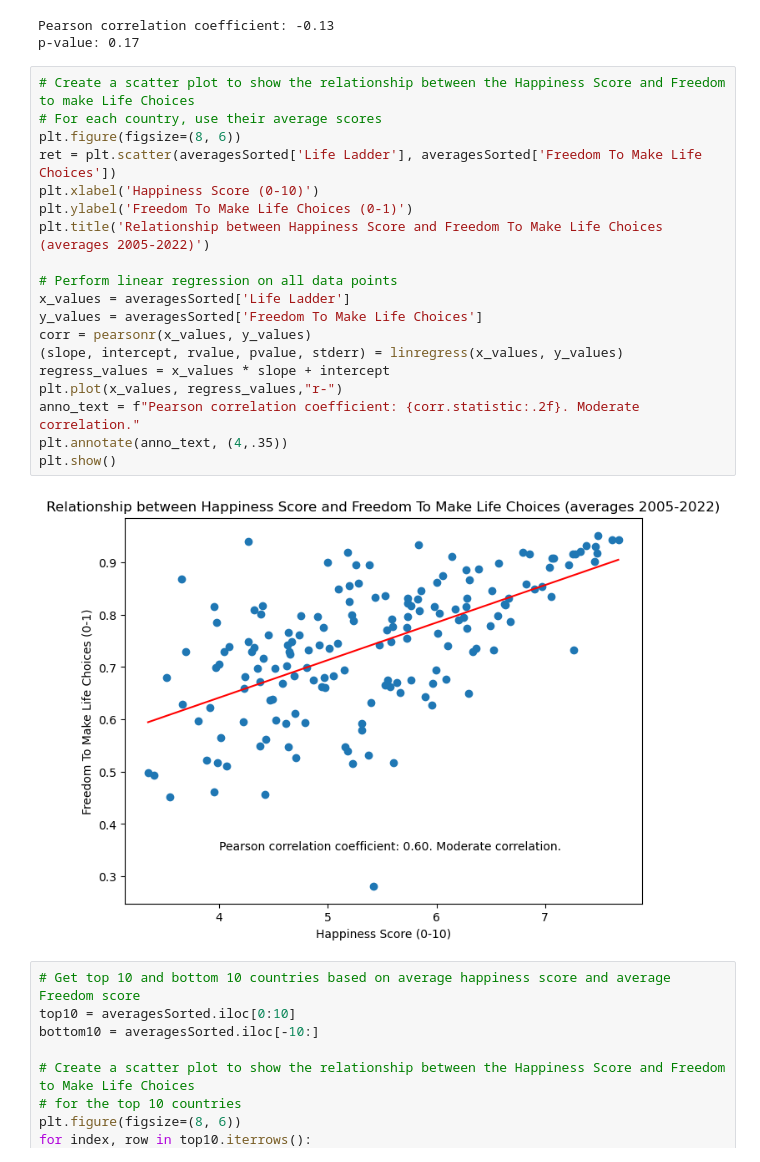
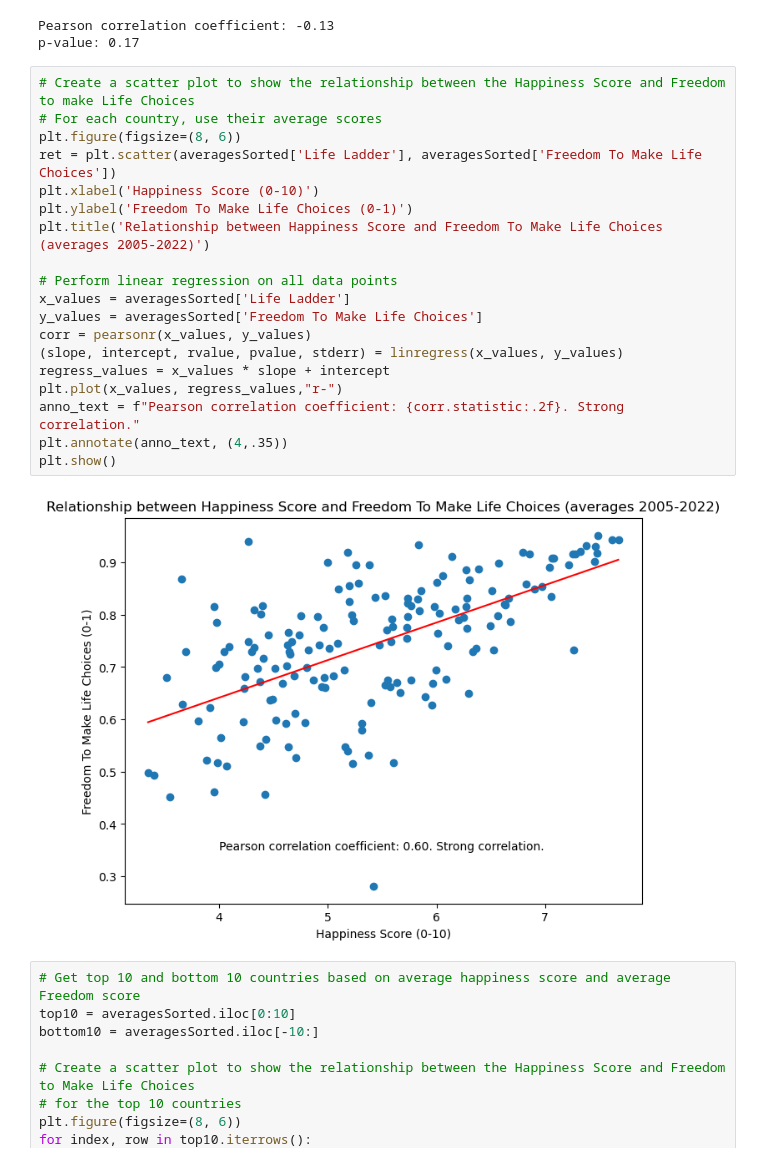
Before and after one commit to amylovesdogs/Group7Project1, a Jupyter notebook: happiness.ipynb, the cells around one changed output. Cells and saved outputs as stored; diff of their text form.

```diff
--- a/happiness.ipynb
+++ b/happiness.ipynb
@@ -497,24 +497,24 @@ p-value: 0.17
 # %%
 # Create a scatter plot to show the relationship between the Happiness Score and Freedom to make Life Choices
 # For each country, use their average scores
 plt.figure(figsize=(8, 6))
 ret = plt.scatter(averagesSorted['Life Ladder'], averagesSorted['Freedom To Make Life Choices'])
 plt.xlabel('Happiness Score (0-10)')
 plt.ylabel('Freedom To Make Life Choices (0-1)')
 plt.title('Relationship between Happiness Score and Freedom To Make Life Choices (averages 2005-2022)')
 
 # Perform linear regression on all data points
 x_values = averagesSorted['Life Ladder']
 y_values = averagesSorted['Freedom To Make Life Choices']
 corr = pearsonr(x_values, y_values)
 (slope, intercept, rvalue, pvalue, stderr) = linregress(x_values, y_values)
 regress_values = x_values * slope + intercept
 plt.plot(x_values, regress_values,"r-")
-anno_text = f"Pearson correlation coefficient: {corr.statistic:.2f}. Moderate correlation."
+anno_text = f"Pearson correlation coefficient: {corr.statistic:.2f}. Strong correlation."
 plt.annotate(anno_text, (4,.35))
 plt.show()
 # %% [output]
-[figure, old version]
+[figure, new version]
 # %%
 # Get top 10 and bottom 10 countries based on average happiness score and average Freedom score
 top10 = averagesSorted.iloc[0:10]
```
Also changed, not shown: parts of 1 cell of this notebook.
